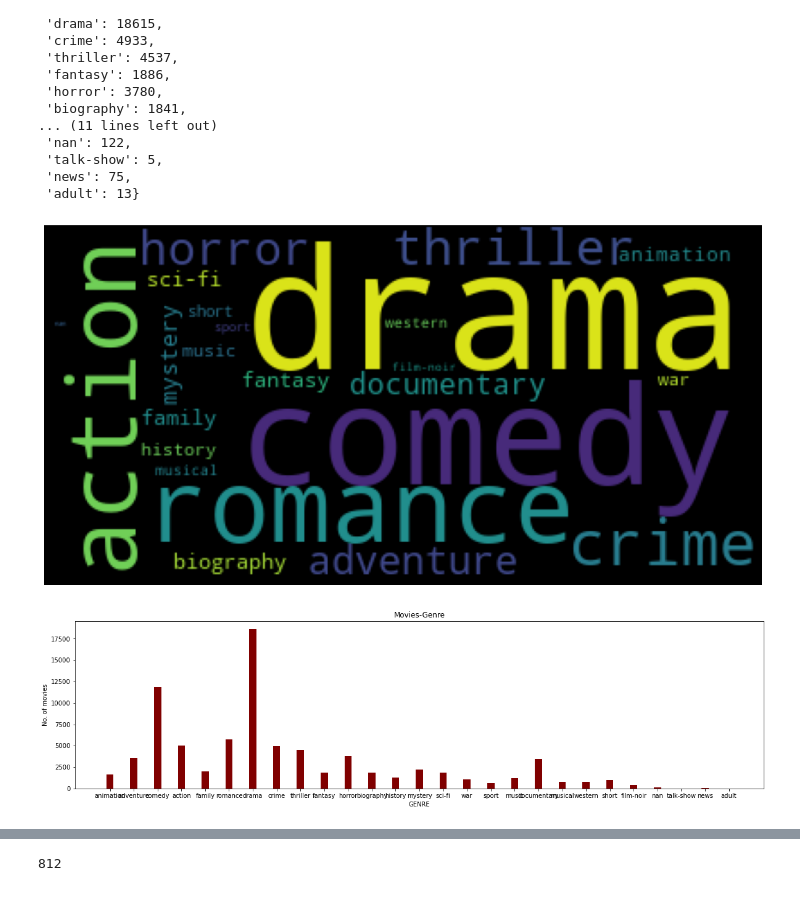
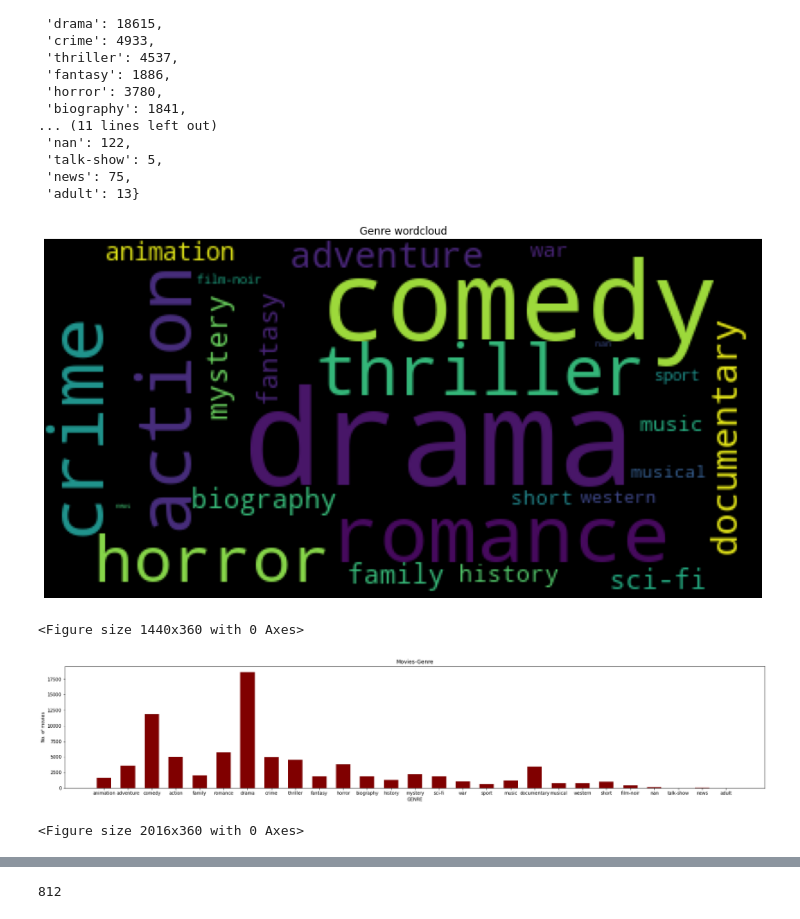
Before and after one commit to PritishWadhwa/IMDb-Movie-Rating-Predictor, a Jupyter notebook: Movies_Rating_Prediction.ipynb, the cells around one changed output, grey strips where cells are left out. Drawn from its saved outputs; the diff is of its cells as text; code cells hidden in the pictures.

```diff
--- a/Movies_Rating_Prediction.ipynb
+++ b/Movies_Rating_Prediction.ipynb
@@ -300,22 +307,27 @@ wordcloud = WordCloud()
 wordcloud.generate_from_frequencies(frequencies=genre_dictionary )
 plt.figure(figsize=(15,15))
 plt.imshow(wordcloud)
+plt.title("Genre wordcloud")
 plt.axis("off")
 plt.show()
+plt.savefig('Images/genre_word_cloud.png', dpi = 200)
 # %% [output]
-[figure, old version]
+[figure, new version]
+<Figure size 1440x360 with 0 Axes>
 # %%
-plt.rcParams["figure.figsize"] = (20, 5)
+plt.rcParams["figure.figsize"] = (28, 5)
 plt.bar(genre_dictionary.keys(),genre_dictionary.values(), color ='maroon',
-        width = 0.3)
+        width = 0.6)
 
 plt.xlabel("GENRE")
 plt.ylabel("No. of movies")
 plt.title("Movies-Genre")
 plt.show()
+plt.savefig('Images/genre_bar_plot.png', dpi = 200)
 #remove other genre
 # %% [output]
-[figure, old version]
+[figure, new version]
+<Figure size 2016x360 with 0 Axes>
 # %%
 #Counts of Languages in Movies
 dic={}
```
Also changed, not shown: parts of 19 cells of this notebook, 18 other files.
